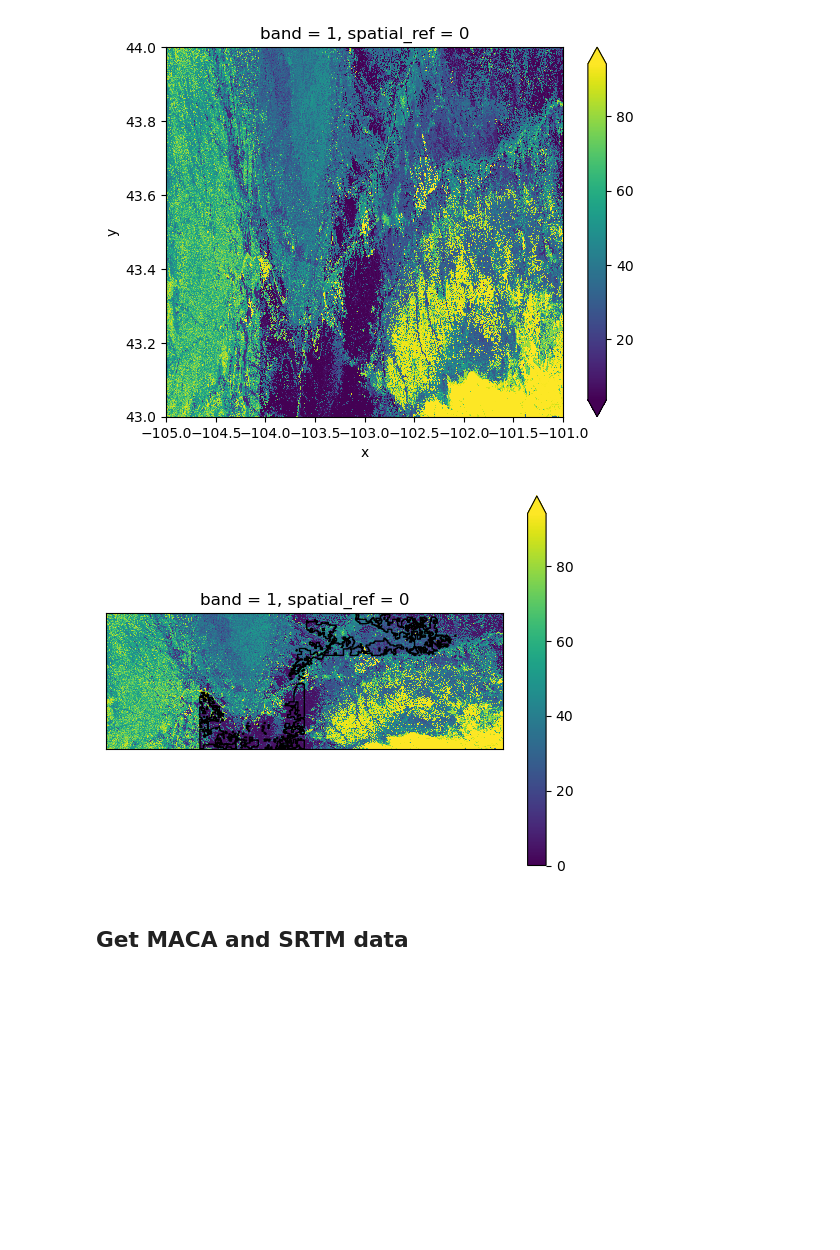
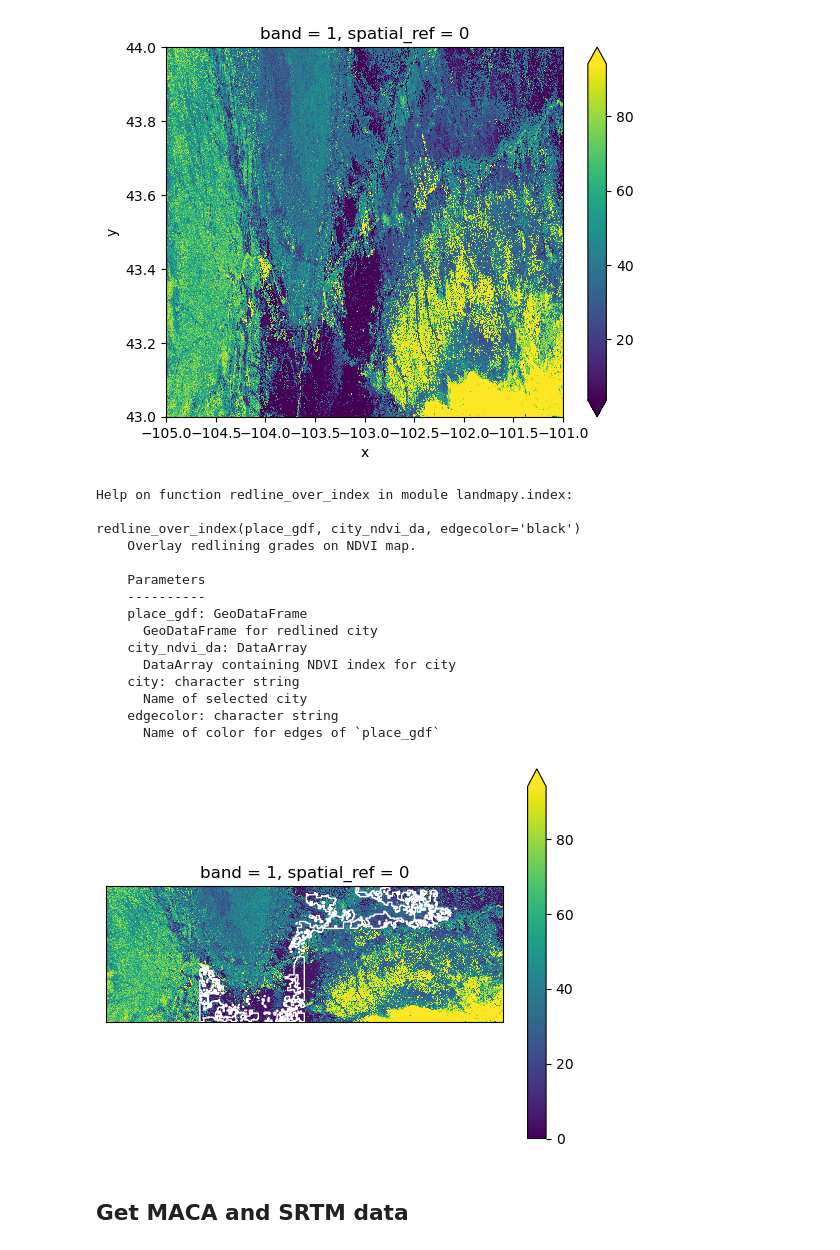
Before and after one commit to byandell-envsys/habitatSuitability, a Jupyter notebook: 2_1_download_model_vars.ipynb, the cells around one changed output. Saved outputs shown, nothing was run; the diff lists cells and outputs as text; code cells hidden in the pictures; blank space fills up the shorter version.

Commit message:
add edgecolor

```diff
--- a/2_1_download_model_vars.ipynb
+++ b/2_1_download_model_vars.ipynb
@@ -109,10 +111,27 @@ buffalo_da.rio.write_crs("EPSG:4326").plot(robust=True)
 [figure]
 # %%
 from landmapy.index import redline_over_index
-
-redline_over_index(buffalo_gdf, buffalo_da)
+help(redline_over_index)
 # %% [output]
-[figure, removed]
+Help on function redline_over_index in module landmapy.index:
+
+redline_over_index(place_gdf, city_ndvi_da, edgecolor='black')
+    Overlay redlining grades on NDVI map.
+
+    Parameters
+    ----------
+    place_gdf: GeoDataFrame
+      GeoDataFrame for redlined city
+    city_ndvi_da: DataArray
+      DataArray containing NDVI index for city
+    city: character string
+      Name of selected city
+    edgecolor: character string
+      Name of color for edges of `place_gdf`
+# %%
+redline_over_index(buffalo_gdf, buffalo_da, edgecolor="white")
+# %% [output]
+[figure, added]
 # %% [markdown]
 ## Get MACA and SRTM data
 # %%
```
Also changed, not shown: parts of 1 cell of this notebook.
